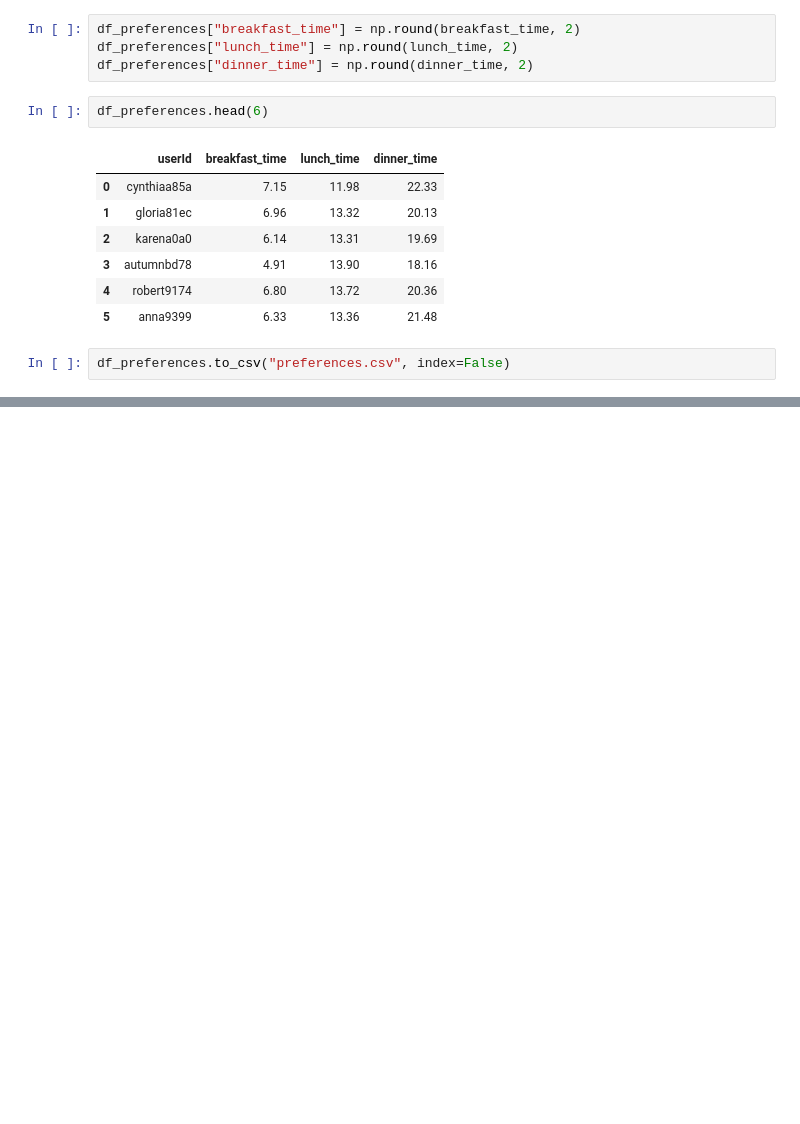
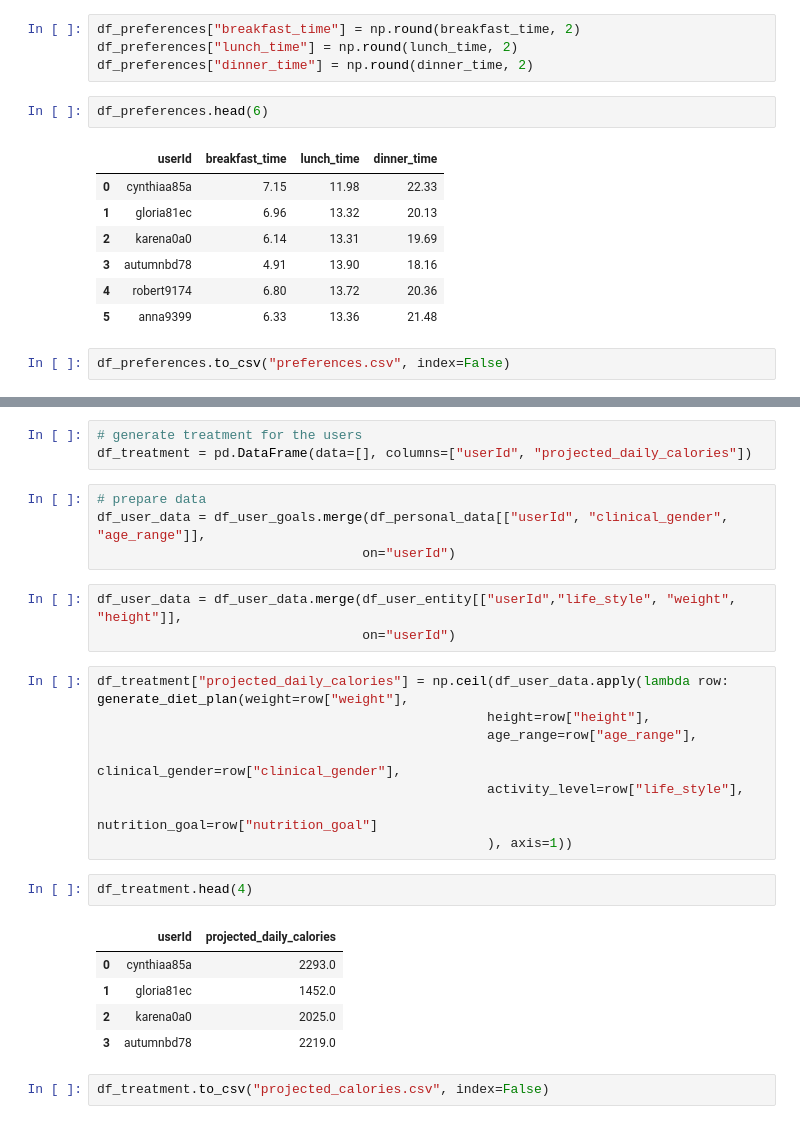
Before and after one commit to aislab-hevs/synthetic_data_nutrition_generation, a Jupyter notebook: src/generator_notebook.ipynb, the cells around one changed output, grey strips where cells are left out. Cells and saved outputs as stored; diff of their text form; blank space fills up the shorter version.

Commit message:
Feat generate diet and ask chatGPT for recipies.

```diff
--- a/src/generator_notebook.ipynb
+++ b/src/generator_notebook.ipynb
@@ -354,0 +402,28 @@ def calculate_daily_calory_needs(BMR: float, activity_level: str, ):
+# %%
+# generate treatment for the users
+df_treatment = pd.DataFrame(data=[], columns=["userId", "projected_daily_calories"])
+# %%
+# prepare data
+df_user_data = df_user_goals.merge(df_personal_data[["userId", "clinical_gender", "age_range"]],
+                                  on="userId")
+# %%
+df_user_data = df_user_data.merge(df_user_entity[["userId","life_style", "weight", "height"]],
+                                  on="userId")
+# %%
+df_treatment["projected_daily_calories"] = np.ceil(df_user_data.apply(lambda row: generate_diet_plan(weight=row["weight"],
+                                                  height=row["height"],
+                                                  age_range=row["age_range"],
+                                                  clinical_gender=row["clinical_gender"],
+                                                  activity_level=row["life_style"],
+                                                  nutrition_goal=row["nutrition_goal"]
+                                                  ), axis=1))
+# %%
+df_treatment.head(4)
+# %% [output]
+|  | userId | projected_daily_calories |
+| 0 | cynthiaa85a | 2293.0 |
+| 1 | gloria81ec | 1452.0 |
+| 2 | karena0a0 | 2025.0 |
+| 3 | autumnbd78 | 2219.0 |
+# %%
+df_treatment.to_csv("projected_calories.csv", index=False)
```
Also changed, not shown: parts of 10 cells of this notebook, 3 other files.
